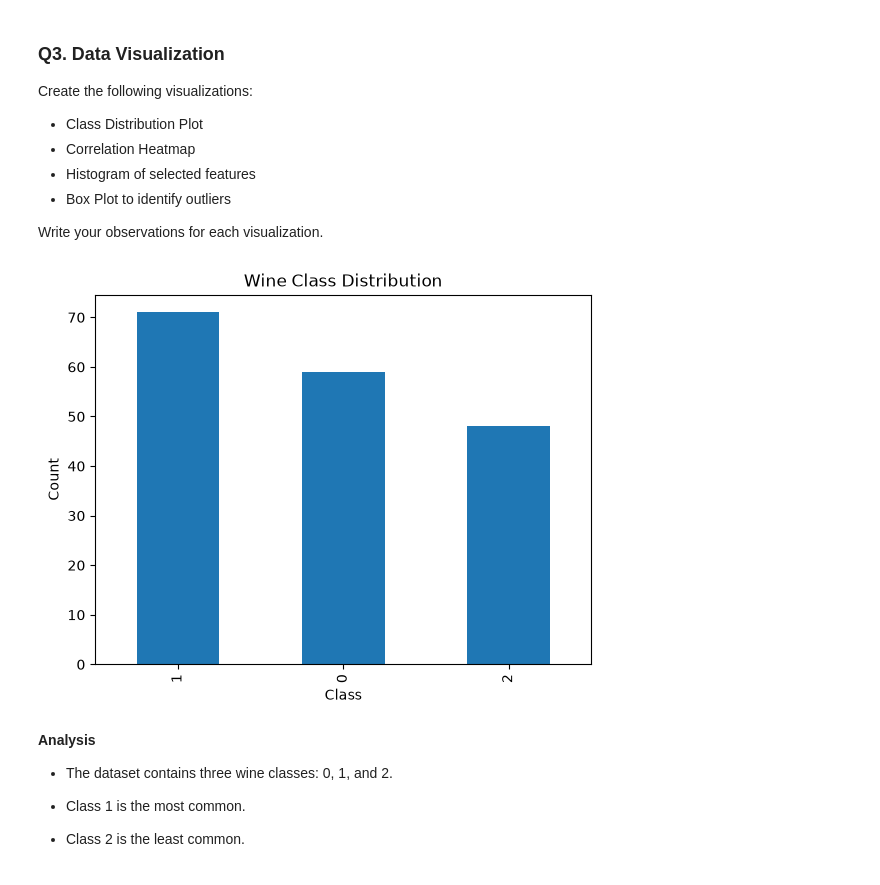
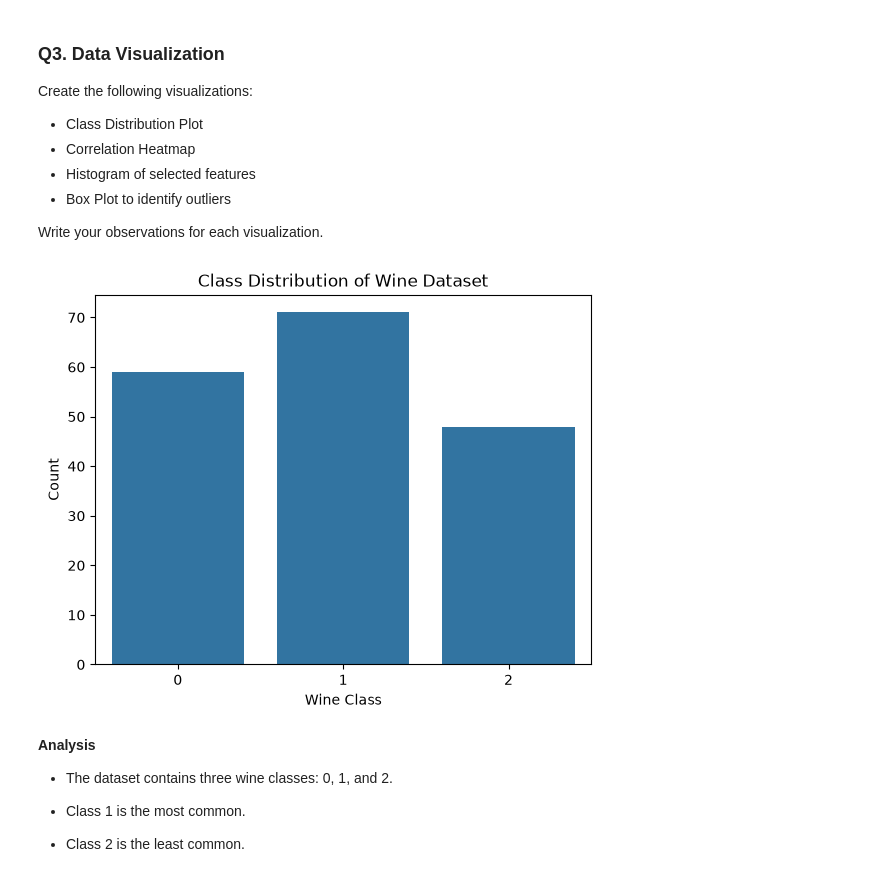
Before and after one commit to sakshichaudhari30/Machine-Learning-1633, a Jupyter notebook: Logistic Regression/Decision Tree/WIne Dataset.ipynb, the cells around one changed output. Cells and saved outputs as stored; diff of their text form; code cells hidden in the pictures.

Commit message:
wine Dataset

```diff
--- a/Logistic Regression/Decision Tree/WIne Dataset.ipynb
+++ b/Logistic Regression/Decision Tree/WIne Dataset.ipynb
@@ -161,17 +135,17 @@ Create the following visualizations:
 Write your observations for each visualization.
 # %%
 # Class Distribution plot
-import pandas as pd
+import seaborn as sns
 import matplotlib.pyplot as plt
-import seaborn as sns
-y['target'].value_counts().plot(kind='bar')
 
-plt.title("Wine Class Distribution")
-plt.xlabel("Class")
-plt.ylabel("Count")
+sns.countplot(x=y['target'])
+
+plt.title('Class Distribution of Wine Dataset')
+plt.xlabel('Wine Class')
+plt.ylabel('Count')
 plt.show()
 # %% [output]
-[figure, old version]
+[figure, new version]
 # %% [markdown]
 **Analysis**
 - The dataset contains three wine classes: 0, 1, and 2.
```
Also changed, not shown: parts of 36 cells of this notebook, 1 other file.
